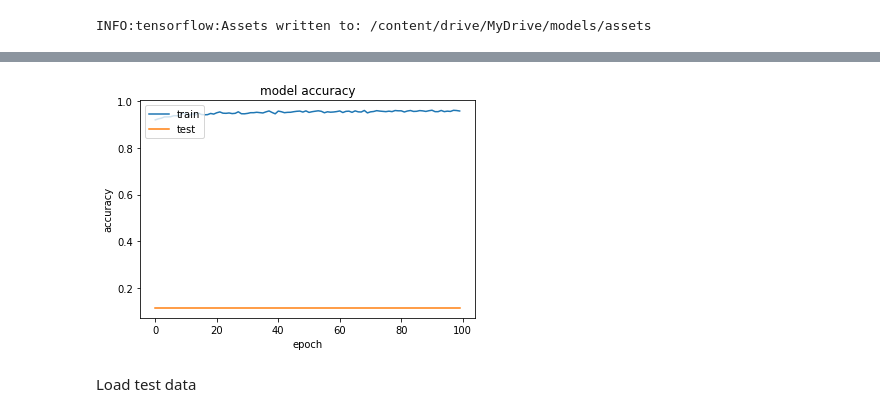
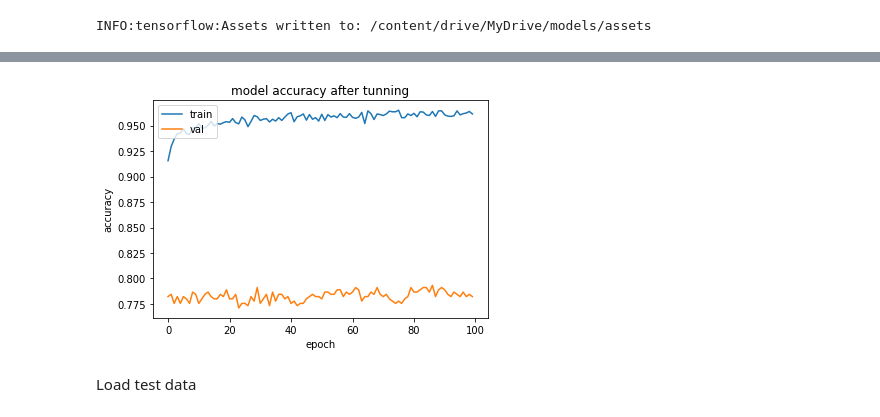
Before and after one commit to heroza/Skin-Cancer-Diagnosis, a Jupyter notebook: Skin_Cancer_Diagnosis_with_SMOTE_ResNet.ipynb, the cells around one changed output, grey strips where cells are left out. Drawn from its saved outputs; the diff is of its cells as text; code cells hidden in the pictures.

```diff
--- a/Skin_Cancer_Diagnosis_with_SMOTE_ResNet.ipynb
+++ b/Skin_Cancer_Diagnosis_with_SMOTE_ResNet.ipynb
@@ -191,7 +202,5 @@ def SMOTE_Data(train_df=df, y_train=y):
 # %%
+X, y = SMOTE_Data(X_train, y_train) #beware of the actual parameter
 print(X.shape)
 print(y.shape)
-X, y = SMOTE_Data()
-print(X.shape)
-print(y.shape)
 # %% [output]
@@ -281,0 +293,8 @@ Val Data:  (416, 32, 32, 3)
+# %%
+#optional
+# stratified train and val (12%) datasets
+from sklearn.model_selection import train_test_split
+X_train, X_val, y_train, y_val = train_test_split(X, y, test_size=0.12, stratify=y, random_state=1)
+
+print('Train Data: ', X_train.shape)
+print('Val Data: ', X_val.shape)
@@ -293,7 +319,7 @@ BATCH_SIZE = 25
 from tensorflow.keras.applications.resnet50 import ResNet50
 from tensorflow.keras.preprocessing import image
 from tensorflow.keras.applications.resnet50 import preprocess_input, decode_predictions
-from tensorflow.keras.layers import GlobalAveragePooling2D, Dense, Input, Dropout
+from tensorflow.keras.layers import GlobalAveragePooling2D, Dense, Input, Dropout, Flatten
 from tensorflow.keras.models import Model
 import numpy as np
 
@@ -305,6 +331,7 @@ base_model = ResNet50(input_tensor=input_tensor, weights='imagenet', include_top
 x = base_model.output
 x = GlobalAveragePooling2D()(x)
 x = Dropout(0.5)(x)
+x = Flatten()(x)
 # let's add a fully-connected layer
 x = Dense(1024, activation='relu')(x)
 # and a logistic layer -- let's say we have 200 classes
@@ -374,6 +401,6 @@ model.compile(optimizer=SGD(learning_rate=0.0001, momentum=0.9), loss='sparse_ca
 
 # we train our model again (this time fine-tuning the top 2 inception blocks
 # alongside the top Dense layers
-hst = model.fit(X_train, y_train, batch_size=BATCH_SIZE, epochs=EPOCHS, validation_data=(X_val, y_val))
+hst2 = model.fit(X_train, y_train, batch_size=BATCH_SIZE, epochs=EPOCHS, validation_data=(X_val, y_val))
 # %% [output]
 Epoch 1/100
@@ -396,14 +423,14 @@ Epoch 100/100
 # %%
 # summarize history for accuracy
-plt.plot(hst.history['accuracy'])
-plt.plot(hst.history['val_accuracy'])
-plt.title('model accuracy')
+plt.plot(hst2.history['accuracy'])
+plt.plot(hst2.history['val_accuracy'])
+plt.title('model accuracy after tunning')
 plt.ylabel('accuracy')
 plt.xlabel('epoch')
-plt.legend(['train', 'test'], loc='upper left')
+plt.legend(['train', 'val'], loc='upper left')
 plt.show()
 # %% [output]
-[figure, old version]
+[figure, new version]
 # %% [markdown]
 Load test data
 # %%
```
Also changed, not shown: parts of 24 cells of this notebook.
